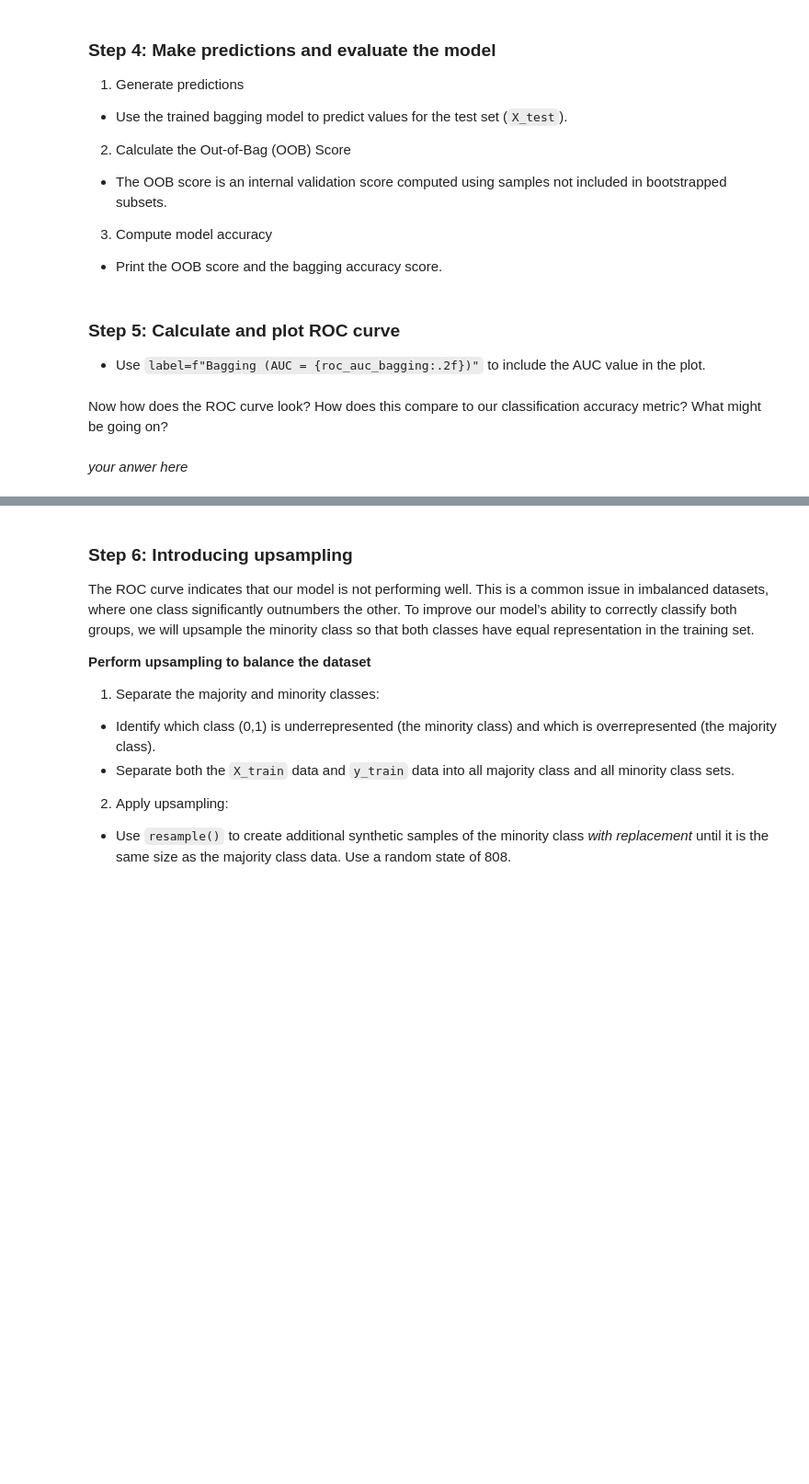
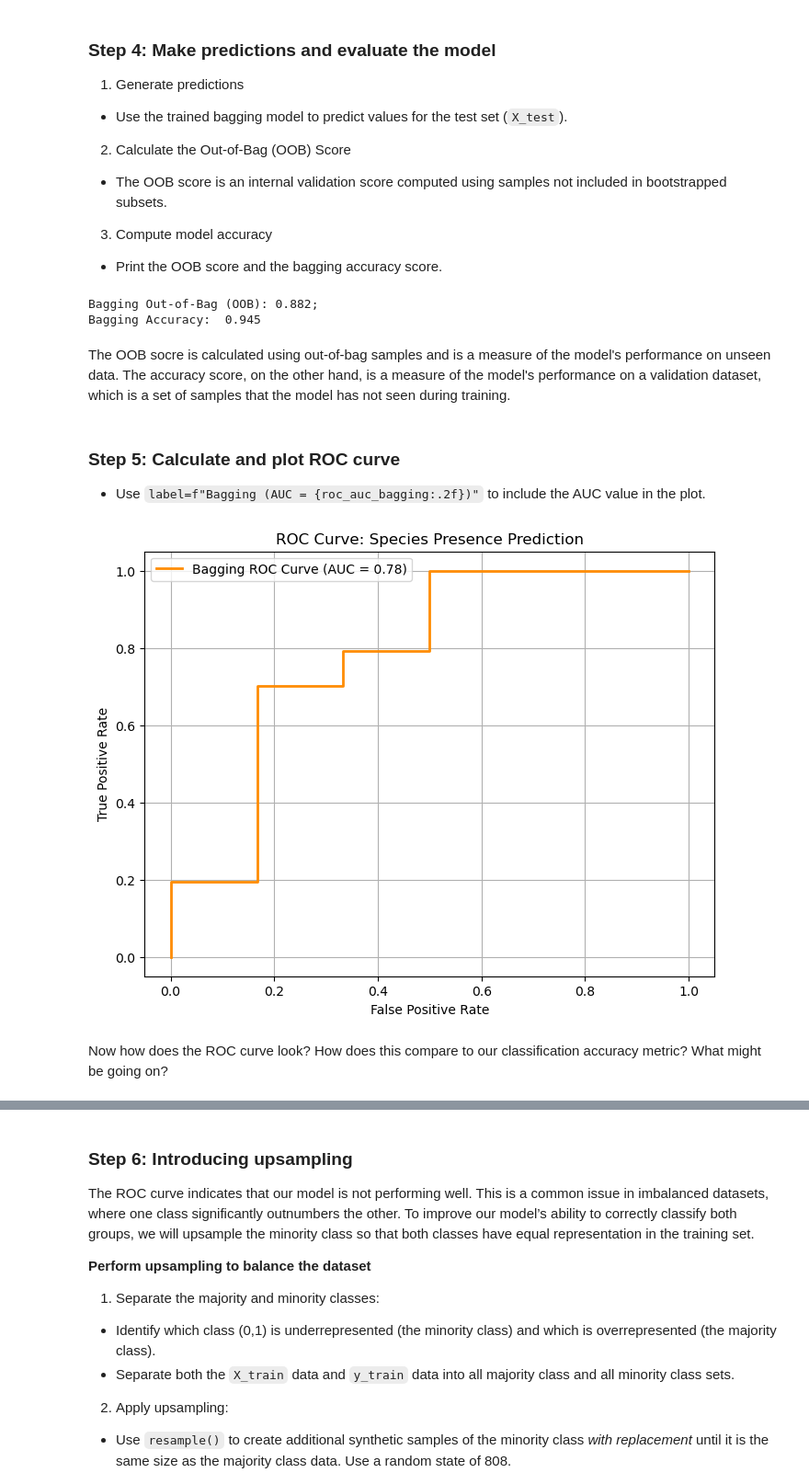
Before and after one commit to ZoeZhouJ/EDS232-labs, a Jupyter notebook: Week5/lab5-birds.ipynb, the cells around one changed output, grey strips where cells are left out. Shown at 92% size. Drawn from its saved outputs; the diff is of its cells as text; code cells hidden in the pictures; blank space fills up the shorter version.

```diff
--- a/Week5/lab5-birds.ipynb
+++ b/Week5/lab5-birds.ipynb
@@ -84,14 +85,14 @@ Encode the data using this process:
 # initialize columns
 encoded_columns = {}
 
-for column in bird.select_dtypes(include=['object']).columns:
+for column in bird.select_dtypes(include=['object','bool']).columns:
     encoder = LabelEncoder()
     encoded_columns[column] = encoder.fit_transform(bird[column])
 
 for column, encoded_values in encoded_columns.items():
     bird[column] = encoded_values
 
-bird.head()
+bird.shape
 # %% [output]
 A value is trying to be set on a copy of a slice from a DataFrame.
 Try using .loc[row_indexer,col_indexer] = value instead
@@ -127,11 +147,45 @@ y = bird
 
 3. Compute model accuracy
 - Print the OOB score and the bagging accuracy score.
+# %%
+# Generate predictions
+#bagging_train_preds = bagging.predict(X_train_scaled)
+y_preds = bagging.predict(X_test)
+y_proba = bagging.predict_proba(X_test)[:,1]
+# Calculate the OOB score
+oob_error = 1 - bagging.oob_score_
+# Calculate bagging accuracy score
+bagging_accuracy = accuracy_score(y_test, y_preds)
+
+# Print and compare
+print(f"Bagging Out-of-Bag (OOB):{bagging.oob_score_: .3f};\nBagging Accuracy: {bagging_accuracy: .3f}")
+# %% [output]
+Bagging Out-of-Bag (OOB): 0.882;
+Bagging Accuracy:  0.945
+# %% [markdown]
+The OOB socre is calculated using out-of-bag samples and is a measure of the model's performance on unseen data. The accuracy score, on the other hand, is a measure of the model's performance on a validation dataset, which is a set of samples that the model has not seen during training.
 # %% [markdown]
 ### Step 5: Calculate and plot ROC curve
 
 - Use `label=f"Bagging (AUC = {roc_auc_bagging:.2f})"` to include the AUC value in the plot.
+# %%
+# Calculate the ROC curve
+fpr, tpr, thresholds = roc_curve(y_test, y_proba)
+roc_auc_bagging = roc_auc_score(y_test, y_proba)
+
+# Plot curves together
+plt.figure(figsize=(8,6))
+
+# Logistic curve
+plt.plot(fpr, tpr, color='darkorange', lw=2, label=f'Bagging ROC Curve (AUC = {roc_auc_bagging:.2f})')
+
+plt.title('ROC Curve: Species Presence Prediction')
+plt.ylabel('True Positive Rate')
+plt.xlabel('False Positive Rate')
+plt.legend()
+plt.grid(True)
+plt.show()
+# %% [output]
+[figure, added]
 # %% [markdown]
 Now how does the ROC curve look? How does this compare to our classification accuracy metric?  What might be going on?
-# %% [markdown]
-*your anwer here*
```
Also changed, not shown: parts of 15 cells of this notebook, 2 other files.
